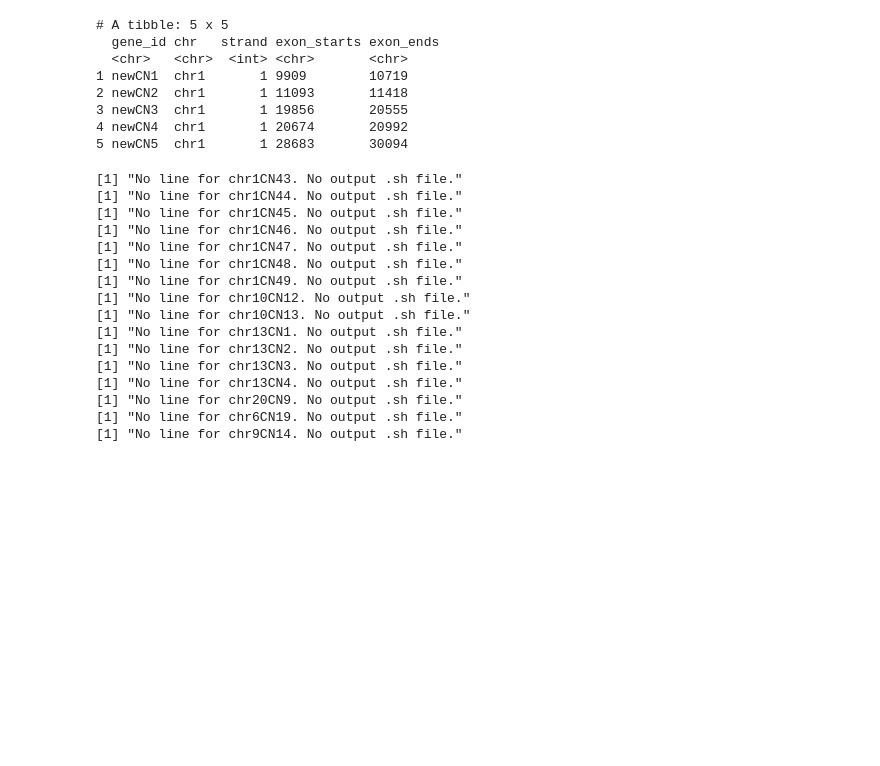
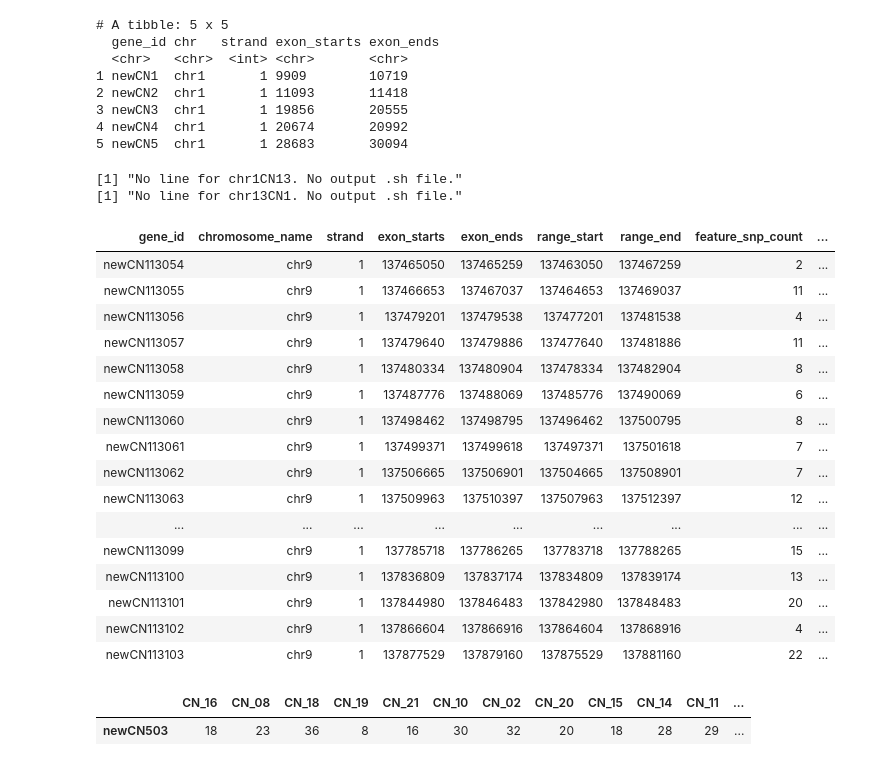
Before and after one commit to simingz/run_rasqual, a Jupyter notebook: CN/RunRasqual_DataPrep2.ipynb, the cells around one changed output. Cells and saved outputs as stored; diff of their text form; code cells hidden in the pictures; blank space fills up the shorter version.

```diff
--- a/CN/RunRasqual_DataPrep2.ipynb
+++ b/CN/RunRasqual_DataPrep2.ipynb
@@ -105,19 +106,19 @@ gen_command <- function(chrom, gdf, vcfdir, outdir, outtag) {
         cmd_main <- paste0("tabix ",vcfdir,"/",chrom,".hg38withchr.AS.vcf.gz ",chrom,":", rstart, "-",rend,
                        "|/home/simingz/run_rasqual/rasqual/bin/rasqual -y ",outdir,"/cellTypeCN.atac20.bin -k ",
                        outdir, "/cellTypeCN.size_factors.bin -n 20 -j ",featureID," -l ",rSNP," -m ",fSNP,
-                       " -s ",fstart," -e ", fend, " -f ", featureID," -z")
-        cmd_perm <- paste0(cmd_main, " -r -t |  cut -f 1,10-12,25") # keep lead SNP only, select column
+                       " -s ",fstart," -e ", fend, " -f ", featureID," -z -t")
+        cmd_perm <- paste0(cmd_main, " -r|  cut -f 1,10-12,25") # keep lead SNP only, select column
         writeLines(paste0(cmd_main," >> ",cmd_mainfn, ".result.txt"), mainbashf)
-        writeLines(paste0("for i in `seq 1 1000`; do ", cmd_perm," >> ",cmd_permfn, ".permres.txt; done" ), permbashf)
+        writeLines(paste0(cmd_perm," >> ",cmd_permfn, ".permres.txt" ), permbashf)
     }
     close(mainbashf)
     close(permbashf)
     return(snp_counts)
 }
 # %%
-nlinesperjob <- 220
+nlinesperjob <- 800
 vcfdir <- "/home/simingz/run_rasqual/phased_data"
-datarundir <- "/home/simingz/run_rasqual/datarun/CN"
+datarundir <- "/home/simingz/run_rasqual/datarun/CN2"
 
 gene_data_bychr <- split(gene_data,gene_data$chr)
 gene_data_bychr$chrX <- NULL
@@ -129,23 +130,36 @@ for (chrom in names(gene_data_bychr)){
     chromlist <- split(gene_data_bychr[[chrom]],r)
     for (tag in names(chromlist)){
         genedf <- chromlist[[tag]]
-        gen_command(chrom,genedf,vcfdir,datarundir, paste0("CN",tag))
+        a<-gen_command(chrom,genedf,vcfdir,datarundir, paste0("CN",tag))
     }
 }
 # %% [output]
-[1] "No line for chr1CN43. No output .sh file."
-[1] "No line for chr1CN44. No output .sh file."
-[1] "No line for chr1CN45. No output .sh file."
-[1] "No line for chr1CN46. No output .sh file."
-[1] "No line for chr1CN47. No output .sh file."
-[1] "No line for chr1CN48. No output .sh file."
-[1] "No line for chr1CN49. No output .sh file."
-[1] "No line for chr10CN12. No output .sh file."
-[1] "No line for chr10CN13. No output .sh file."
+[1] "No line for chr1CN13. No output .sh file."
 [1] "No line for chr13CN1. No output .sh file."
-[1] "No line for chr13CN2. No output .sh file."
-[1] "No line for chr13CN3. No output .sh file."
-[1] "No line for chr13CN4. No output .sh file."
-[1] "No line for chr20CN9. No output .sh file."
-[1] "No line for chr6CN19. No output .sh file."
-[1] "No line for chr9CN14. No output .sh file."
+# %%
+ a<-gen_command(chrom,genedf,vcfdir,datarundir, paste0("CN",tag))
+# %%
+head(a,n=50)
+# %% [output]
+| gene_id | chromosome_name | strand | exon_starts | exon_ends | range_start | range_end | feature_snp_count | ... |
+| newCN113054 | chr9 | 1 | 137465050 | 137465259 | 137463050 | 137467259 | 2 | ... |
+| newCN113055 | chr9 | 1 | 137466653 | 137467037 | 137464653 | 137469037 | 11 | ... |
+| newCN113056 | chr9 | 1 | 137479201 | 137479538 | 137477201 | 137481538 | 4 | ... |
+| newCN113057 | chr9 | 1 | 137479640 | 137479886 | 137477640 | 137481886 | 11 | ... |
+| newCN113058 | chr9 | 1 | 137480334 | 137480904 | 137478334 | 137482904 | 8 | ... |
+| newCN113059 | chr9 | 1 | 137487776 | 137488069 | 137485776 | 137490069 | 6 | ... |
+| newCN113060 | chr9 | 1 | 137498462 | 137498795 | 137496462 | 137500795 | 8 | ... |
+| newCN113061 | chr9 | 1 | 137499371 | 137499618 | 137497371 | 137501618 | 7 | ... |
+| newCN113062 | chr9 | 1 | 137506665 | 137506901 | 137504665 | 137508901 | 7 | ... |
+| newCN113063 | chr9 | 1 | 137509963 | 137510397 | 137507963 | 137512397 | 12 | ... |
+| ... | ... | ... | ... | ... | ... | ... | ... | ... |
+| newCN113099 | chr9 | 1 | 137785718 | 137786265 | 137783718 | 137788265 | 15 | ... |
+| newCN113100 | chr9 | 1 | 137836809 | 137837174 | 137834809 | 137839174 | 13 | ... |
+| newCN113101 | chr9 | 1 | 137844980 | 137846483 | 137842980 | 137848483 | 20 | ... |
+| newCN113102 | chr9 | 1 | 137866604 | 137866916 | 137864604 | 137868916 | 4 | ... |
+| newCN113103 | chr9 | 1 | 137877529 | 137879160 | 137875529 | 137881160 | 22 | ... |
+# %%
+counts_matrix["newCN503",]
+# %% [output]
+|  | CN_16 | CN_08 | CN_18 | CN_19 | CN_21 | CN_10 | CN_02 | CN_20 | CN_15 | CN_14 | CN_11 | ... |
+| newCN503 | 18 | 23 | 36 | 8 | 16 | 30 | 32 | 20 | 18 | 28 | 29 | ... |
```
Also changed, not shown: parts of 6 cells of this notebook, 5 other files.
